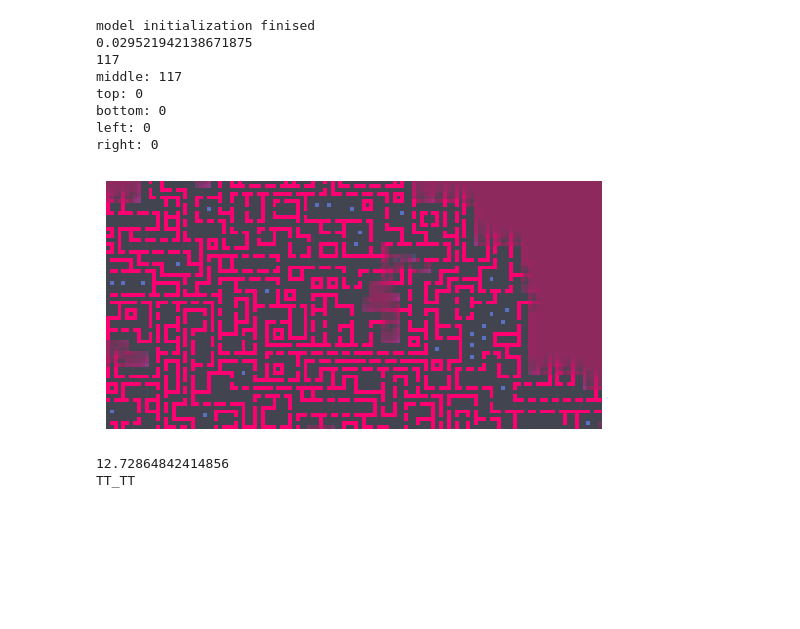
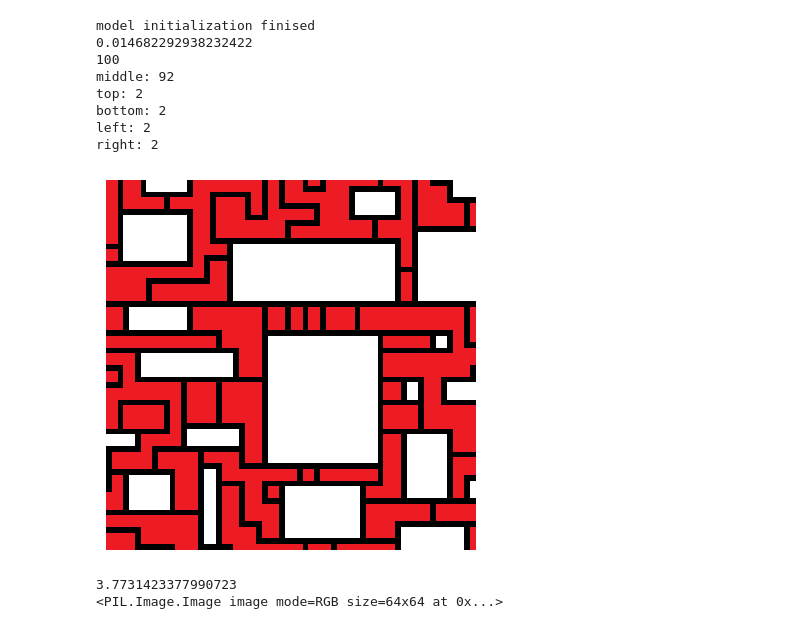
Before and after one commit to Iced0368/wfc-algorithm, a Jupyter notebook: main.ipynb, the cells around one changed output. Saved outputs shown, nothing was run; the diff lists cells and outputs as text; code cells hidden in the pictures; blank space fills up the shorter version.

```diff
--- a/main.ipynb
+++ b/main.ipynb
@@ -5,7 +5,7 @@ from PIL import Image
 from wfc import *
 
 s = time.time()
-model = WFCModel('sample/Spirals.png',
+model = WFCModel('sample/Qud.png',
                  (3, 3),
                  flip_horizontal=False,
                  flip_vertical=False,
@@ -18,38 +18,38 @@ for dir in ['top', 'bottom', 'left', 'right']:
     print(f'{dir}:', len(model.tileset_edge[dir]))
 # %% [output]
 model initialization finised
-0.029521942138671875
-117
-middle: 117
-top: 0
-bottom: 0
-left: 0
-right: 0
+0.014682292938232422
+100
+middle: 92
+top: 2
+bottom: 2
+left: 2
+right: 2
 # %%
 show_process = 50
 show_prop = False
 seed = 72548558
 
 #random.seed(seed)
 
 s = time.time()
-result = model.generate((128, 64), show_process=show_process, show_prop=show_prop)
+result = model.generate((64, 64), show_process=show_process, show_prop=show_prop)
 print(time.time() - s)
 
 if result:
     img = model.overwrite_tile()
     if not show_process:
         plt.imshow(img)
         plt.axis('off')
         plt.show()
     print(img)
 
 else:
     print("TT_TT")
 # %% [output]
-[figure, old version]
+[figure, new version]
-12.72864842414856
-TT_TT
+3.7731423377990723
+<PIL.Image.Image image mode=RGB size=64x64 at 0x...>
 # %%
 model.view_performance()
 model.view_log()
```
Also changed, not shown: parts of 1 cell of this notebook, 1 other file.
